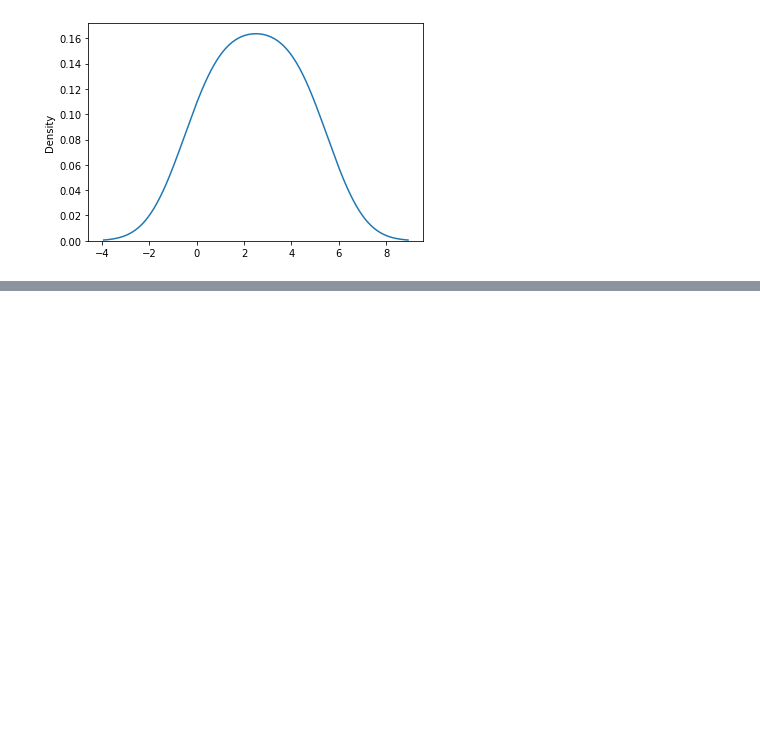
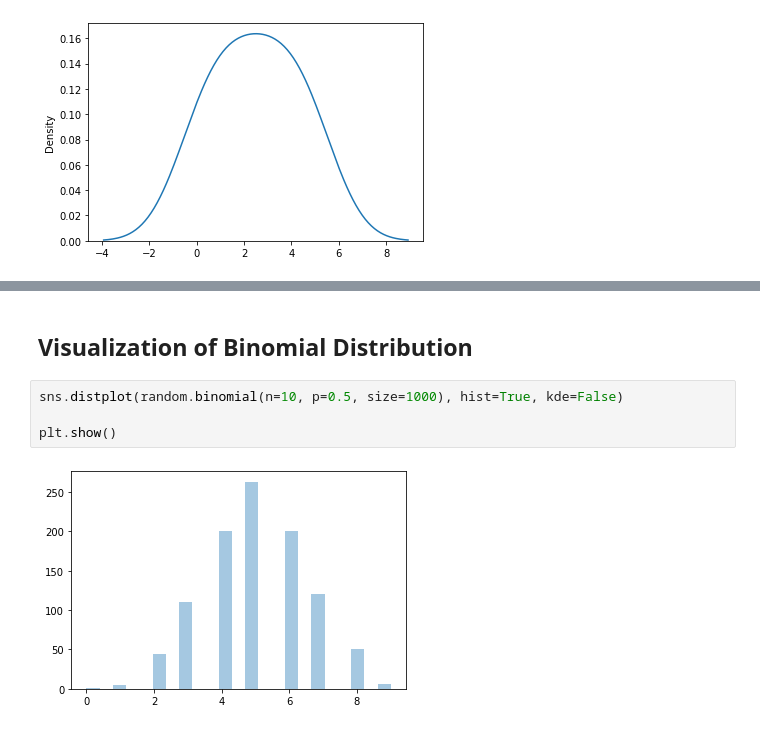
Before and after one commit to mausamadh/pythonprograms, a Jupyter notebook: learn_numpy/numpy_basics.ipynb, the cells around one changed output, grey strips where cells are left out. Saved outputs shown, nothing was run; the diff lists cells and outputs as text; blank space fills up the shorter version.

```diff
--- a/learn_numpy/numpy_basics.ipynb
+++ b/learn_numpy/numpy_basics.ipynb
@@ -797,0 +832,8 @@ plt.show()
+# %% [markdown]
+## Visualization of Binomial Distribution
+# %%
+sns.distplot(random.binomial(n=10, p=0.5, size=1000), hist=True, kde=False)
+
+plt.show()
+# %% [output]
+[figure, added]
```
Also changed, not shown: parts of 61 cells of this notebook.
